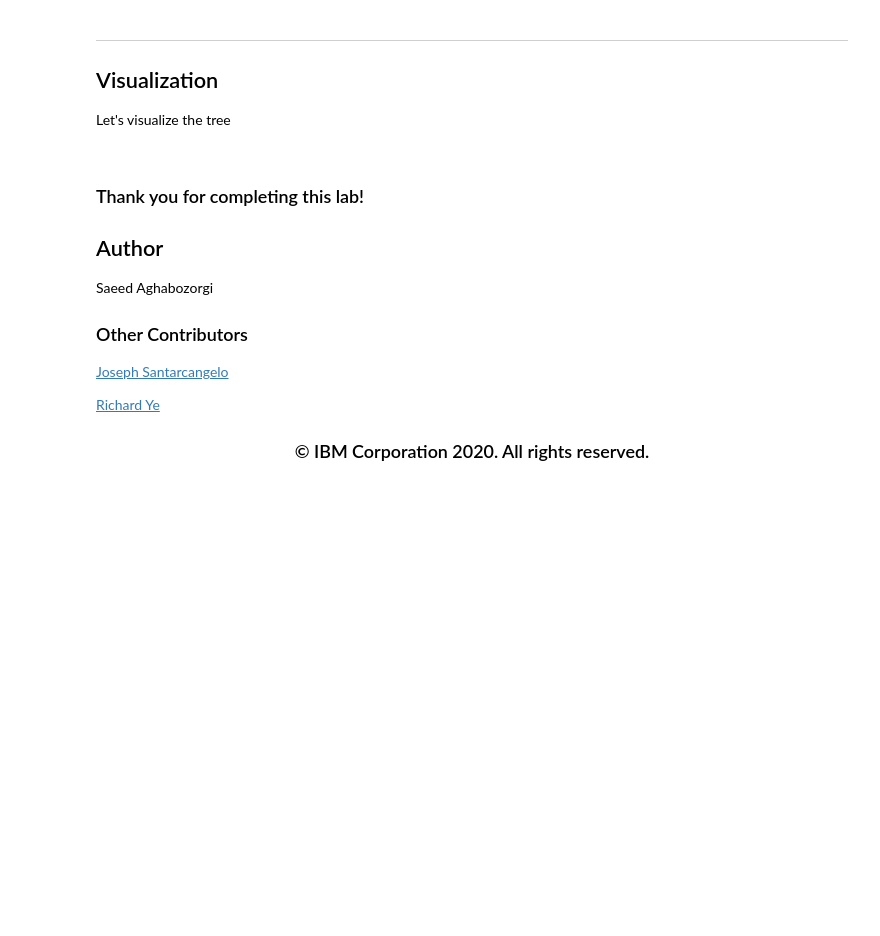
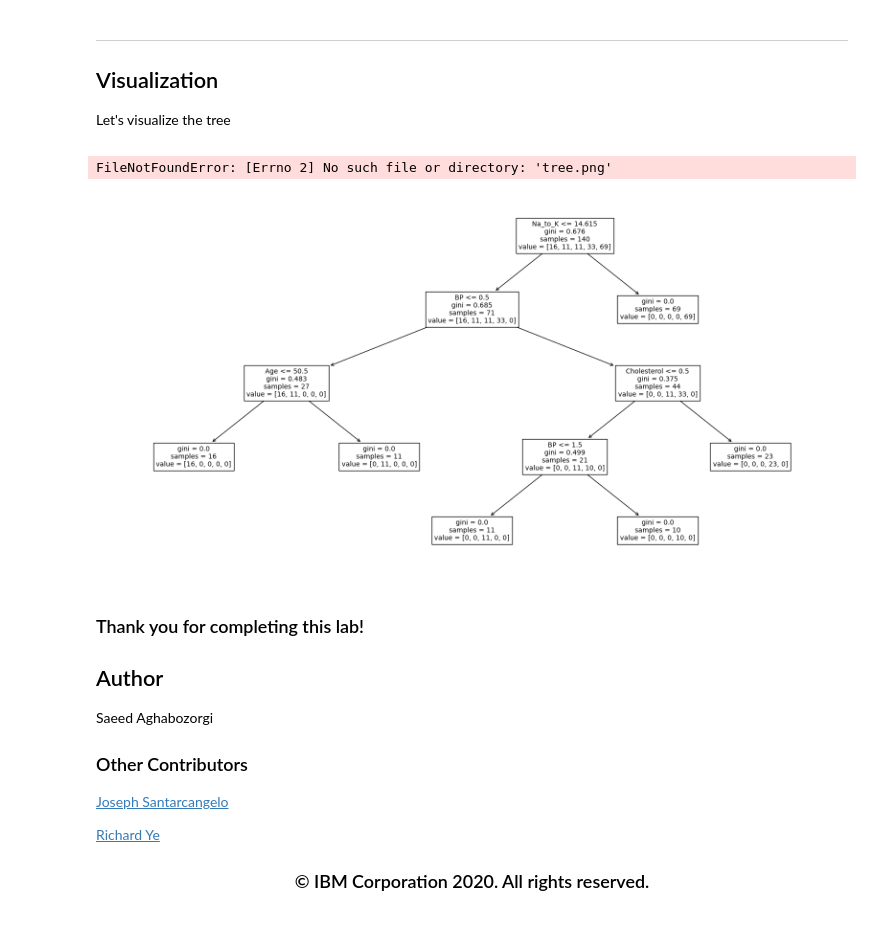
Before and after one commit to CxLos/IBM-Practice-Labs, a Jupyter notebook: 12. Machine Learning with Python/module 3 - Classification/labs/ML0101EN-Clas-Decision-Trees-drug-v2.ipynb, the cells around one changed output. Drawn from its saved outputs; the diff is of its cells as text; code cells hidden in the pictures; blank space fills up the shorter version.

Commit message:
finished decision tree lab

```diff
--- a/12. Machine Learning with Python/module 3 - Classification/labs/ML0101EN-Clas-Decision-Trees-drug-v2.ipynb
+++ b/12. Machine Learning with Python/module 3 - Classification/labs/ML0101EN-Clas-Decision-Trees-drug-v2.ipynb
@@ -241,8 +316,42 @@ Let's visualize the tree
 #After executing the code below, a file named 'tree.png' would be generated which contains the decision tree image.
 # %%
 from sklearn.tree import export_graphviz
+from IPython.display import Image
+import os
 export_graphviz(drugTree, out_file='tree.dot', filled=True, feature_names=['Age', 'Sex', 'BP', 'Cholesterol', 'Na_to_K'])
-!dot -Tpng tree.dot -o tree.png
+
+# Convert the DOT file to a PNG image using the dot command
+os.system('dot -Tpng tree.dot -o tree.png')
+
+# Display the image in the notebook
+Image(filename='tree.png')
+# !dot -Tpng tree.dot -o tree.png
+# %% [output]
+FileNotFoundError: [Errno 2] No such file or directory: 'tree.png'
+# %%
+from sklearn import tree
+
+#  Create Decision Tree classifer object
+# To avoid a very large tree, we can set the max_depth to control the size of tree
+dt = DecisionTreeClassifier(max_depth=4)
+
+# Train Decision Tree Classifer with input and output
+# dt = dt.fit(x_data,y_data)
+dt.fit(X_trainset,y_trainset)
+
+# The function will return the accuracy. If it shows 0.9, it means 90% of the data can be accurately/correctly predicted on testing dataset.
+# print('Prediction Accuracy of DT:', dt.score(X_testset, y_testset))
+
+# Visualizing Decision Tree
+fig, ax = plt.subplots(figsize=(20, 10))  # Set the width and height of the plot
+
+# Set font size, feature name and max depth of the tree
+features = my_data.columns.tolist()
+tree.plot_tree(dt, ax=ax, fontsize=10, feature_names = features, max_depth = 4)
+
+plt.show()
+# %% [output]
+[figure, added]
 # %% [markdown]
 ### Thank you for completing this lab!
 
```
Also changed, not shown: parts of 14 cells of this notebook, 11 other files.
